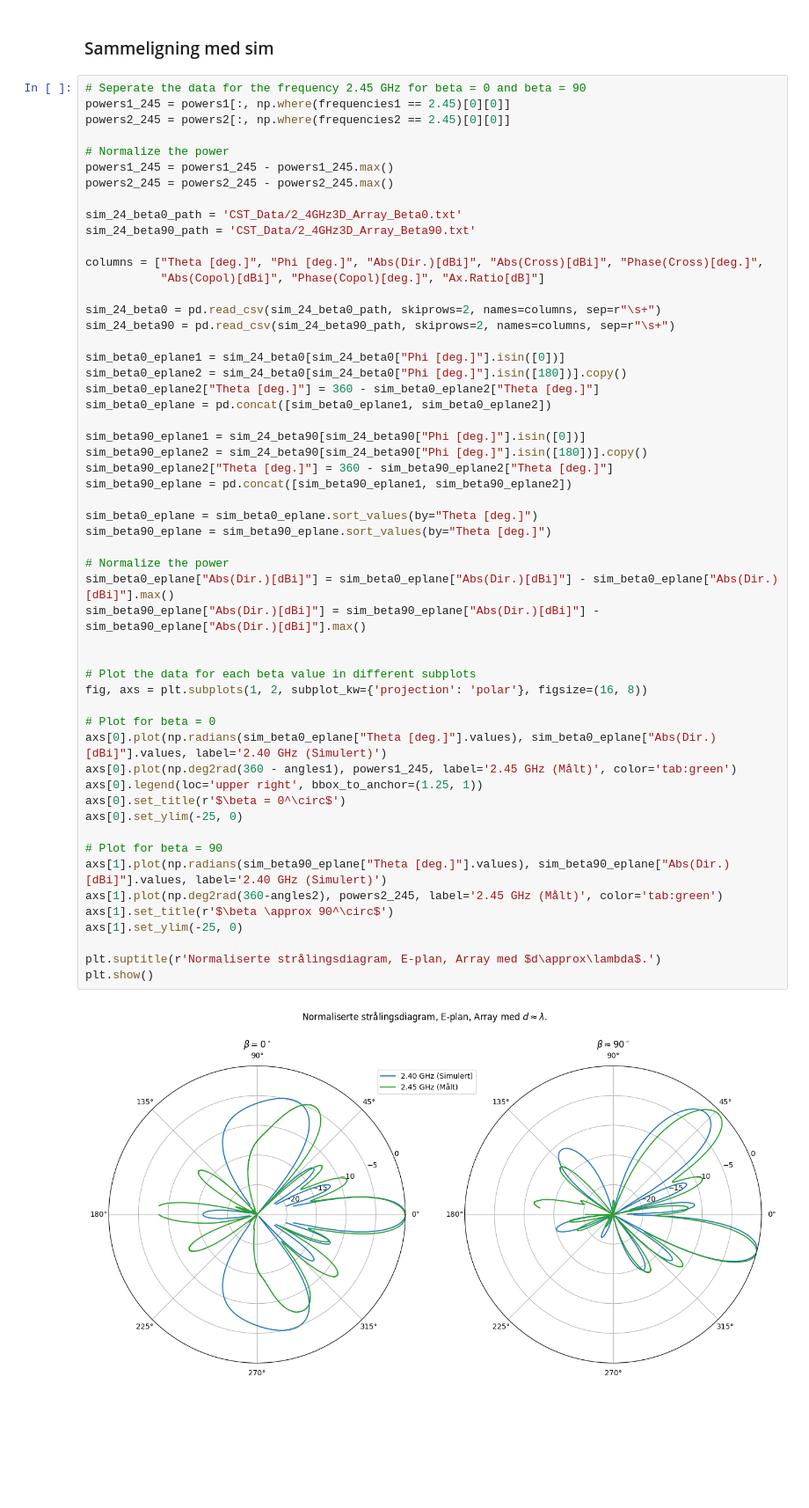
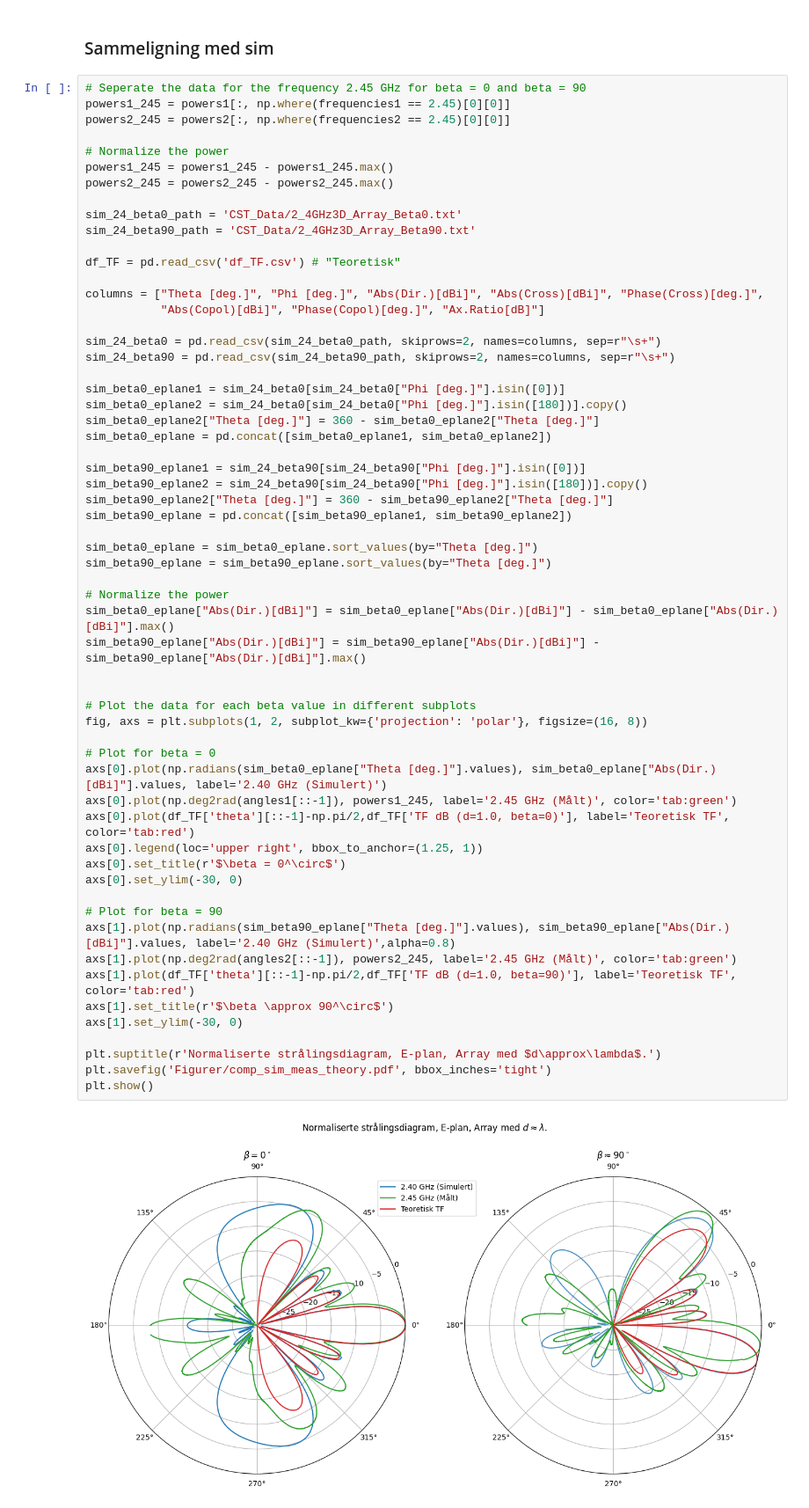
Before and after one commit to SkaugJr/TTT4215-Antenneteknikk, a Jupyter notebook: CST.ipynb, the cells around one changed output. Shown at 88% size. Cells and saved outputs as stored; diff of their text form; blank space fills up the shorter version.

```diff
--- a/CST.ipynb
+++ b/CST.ipynb
@@ -663,6 +664,8 @@ powers2_245 = powers2_245 - powers2_245.max()
 
 sim_24_beta0_path = 'CST_Data/2_4GHz3D_Array_Beta0.txt'
 sim_24_beta90_path = 'CST_Data/2_4GHz3D_Array_Beta90.txt'
+
+df_TF = pd.read_csv('df_TF.csv') # "Teoretisk"
 
 columns = ["Theta [deg.]", "Phi [deg.]", "Abs(Dir.)[dBi]", "Abs(Cross)[dBi]", "Phase(Cross)[deg.]",
            "Abs(Copol)[dBi]", "Phase(Copol)[deg.]", "Ax.Ratio[dB]"]
@@ -675,36 +678,39 @@ sim_beta0_eplane2 = sim_24_beta0[sim_24_beta0["Phi [deg.]"].isin([180])].copy()
 sim_beta0_eplane2["Theta [deg.]"] = 360 - sim_beta0_eplane2["Theta [deg.]"]
 sim_beta0_eplane = pd.concat([sim_beta0_eplane1, sim_beta0_eplane2])
 
 sim_beta90_eplane1 = sim_24_beta90[sim_24_beta90["Phi [deg.]"].isin([0])]
 sim_beta90_eplane2 = sim_24_beta90[sim_24_beta90["Phi [deg.]"].isin([180])].copy()
 sim_beta90_eplane2["Theta [deg.]"] = 360 - sim_beta90_eplane2["Theta [deg.]"]
 sim_beta90_eplane = pd.concat([sim_beta90_eplane1, sim_beta90_eplane2])
 
 sim_beta0_eplane = sim_beta0_eplane.sort_values(by="Theta [deg.]")
 sim_beta90_eplane = sim_beta90_eplane.sort_values(by="Theta [deg.]")
 
 # Normalize the power
 sim_beta0_eplane["Abs(Dir.)[dBi]"] = sim_beta0_eplane["Abs(Dir.)[dBi]"] - sim_beta0_eplane["Abs(Dir.)[dBi]"].max()
 sim_beta90_eplane["Abs(Dir.)[dBi]"] = sim_beta90_eplane["Abs(Dir.)[dBi]"] - sim_beta90_eplane["Abs(Dir.)[dBi]"].max()
 
 
 # Plot the data for each beta value in different subplots
 fig, axs = plt.subplots(1, 2, subplot_kw={'projection': 'polar'}, figsize=(16, 8))
 
 # Plot for beta = 0
 axs[0].plot(np.radians(sim_beta0_eplane["Theta [deg.]"].values), sim_beta0_eplane["Abs(Dir.)[dBi]"].values, label='2.40 GHz (Simulert)')
-axs[0].plot(np.deg2rad(360 - angles1), powers1_245, label='2.45 GHz (Målt)', color='tab:green')
+axs[0].plot(np.deg2rad(angles1[::-1]), powers1_245, label='2.45 GHz (Målt)', color='tab:green')
+axs[0].plot(df_TF['theta'][::-1]-np.pi/2,df_TF['TF dB (d=1.0, beta=0)'], label='Teoretisk TF', color='tab:red')
 axs[0].legend(loc='upper right', bbox_to_anchor=(1.25, 1))
 axs[0].set_title(r'$\beta = 0^\circ$')
-axs[0].set_ylim(-25, 0)
+axs[0].set_ylim(-30, 0)
 
 # Plot for beta = 90
-axs[1].plot(np.radians(sim_beta90_eplane["Theta [deg.]"].values), sim_beta90_eplane["Abs(Dir.)[dBi]"].values, label='2.40 GHz (Simulert)')
-axs[1].plot(np.deg2rad(360-angles2), powers2_245, label='2.45 GHz (Målt)', color='tab:green')
+axs[1].plot(np.radians(sim_beta90_eplane["Theta [deg.]"].values), sim_beta90_eplane["Abs(Dir.)[dBi]"].values, label='2.40 GHz (Simulert)',alpha=0.8)
+axs[1].plot(np.deg2rad(angles2[::-1]), powers2_245, label='2.45 GHz (Målt)', color='tab:green')
+axs[1].plot(df_TF['theta'][::-1]-np.pi/2,df_TF['TF dB (d=1.0, beta=90)'], label='Teoretisk TF', color='tab:red')
 axs[1].set_title(r'$\beta \approx 90^\circ$')
-axs[1].set_ylim(-25, 0)
+axs[1].set_ylim(-30, 0)
 
 plt.suptitle(r'Normaliserte strålingsdiagram, E-plan, Array med $d\approx\lambda$.')
+plt.savefig('Figurer/comp_sim_meas_theory.pdf', bbox_inches='tight')
 plt.show()
 # %% [output]
-[figure, old version]
+[figure, new version]
```
Also changed, not shown: parts of 1 cell of this notebook, 11 other files.
